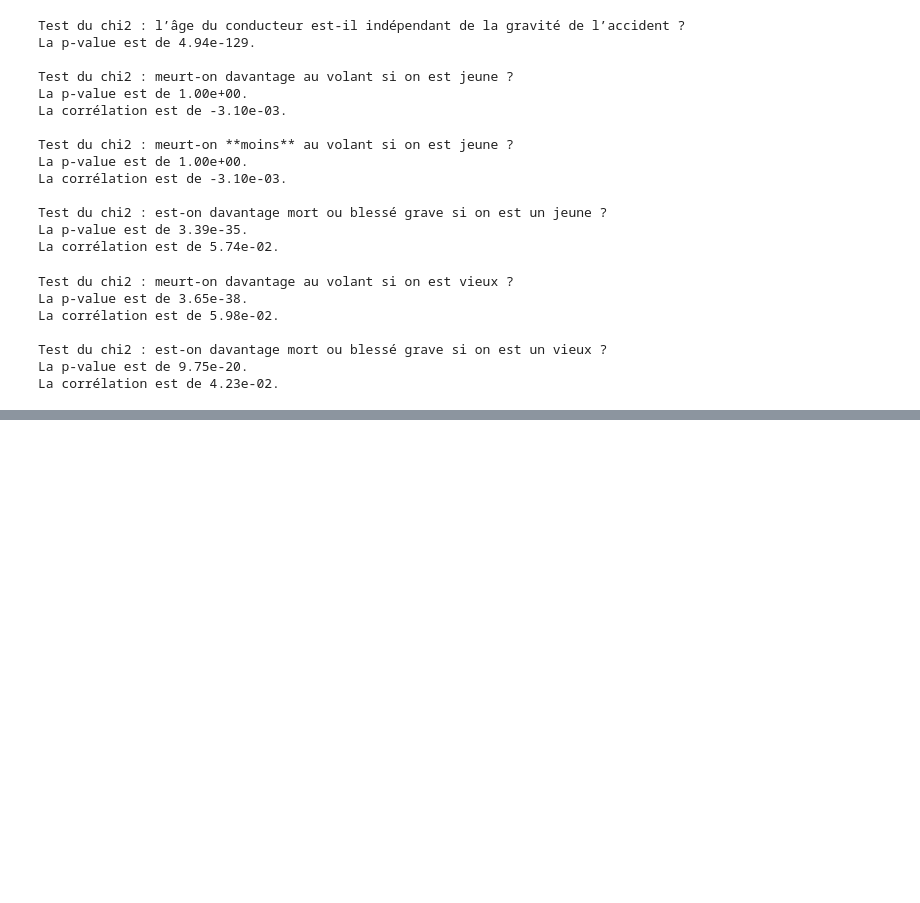
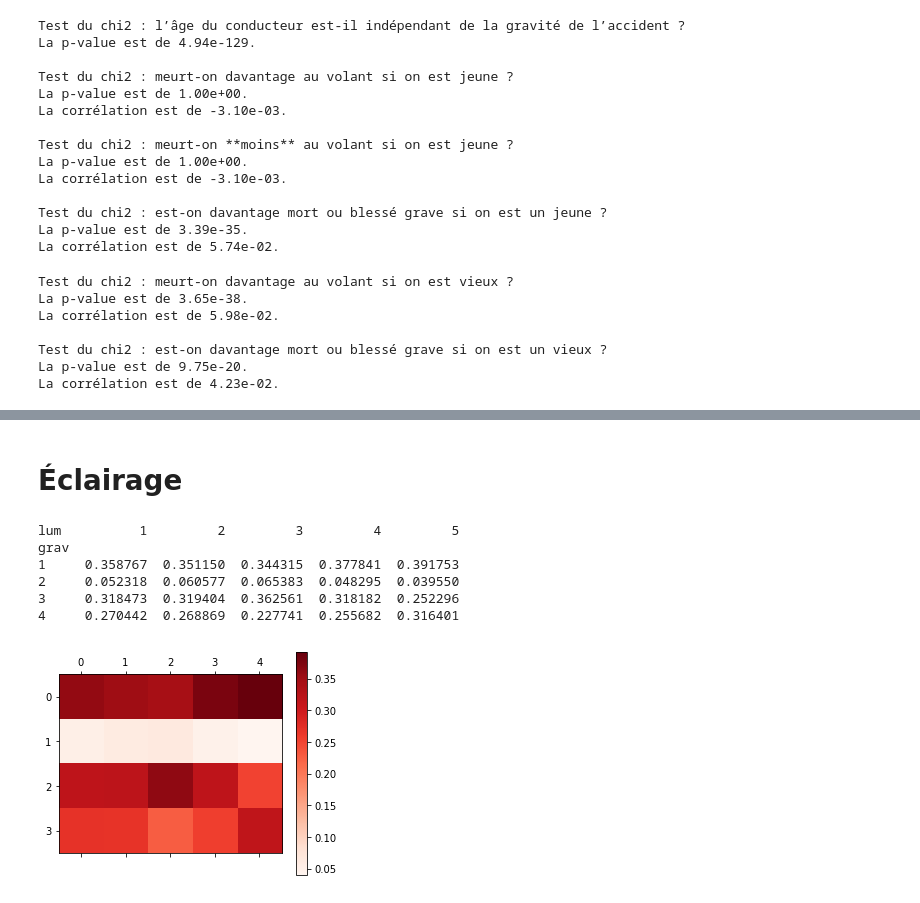
Before and after one commit to ericbenhamou/MASH_IPJ_2018, a Jupyter notebook: Untitled.ipynb, the cells around one changed output, grey strips where cells are left out. Drawn from its saved outputs; the diff is of its cells as text; code cells hidden in the pictures; blank space fills up the shorter version.

```diff
--- a/Untitled.ipynb
+++ b/Untitled.ipynb
@@ -241,0 +297,17 @@ NameError: name 'accident_int' is not defined
+# %% [markdown]
+# Éclairage
+# %%
+accidents_int = accidents_int.merge(dfs[3])
+ct_lum_grav = pd.crosstab(accidents_ints["grav"], accidents_int["lum"], normalize="columns")
+print(ct_lum_grav)
+plt.matshow(ct_lum_grav, cmap=cm.Reds, interpolation='none')
+plt.colorbar()
+plt.show()
+# %% [output]
+lum          1         2         3         4         5
+grav
+1     0.358767  0.351150  0.344315  0.377841  0.391753
+2     0.052318  0.060577  0.065383  0.048295  0.039550
+3     0.318473  0.319404  0.362561  0.318182  0.252296
+4     0.270442  0.268869  0.227741  0.255682  0.316401
+[figure, added]
```
Also changed, not shown: parts of 4 cells of this notebook.
